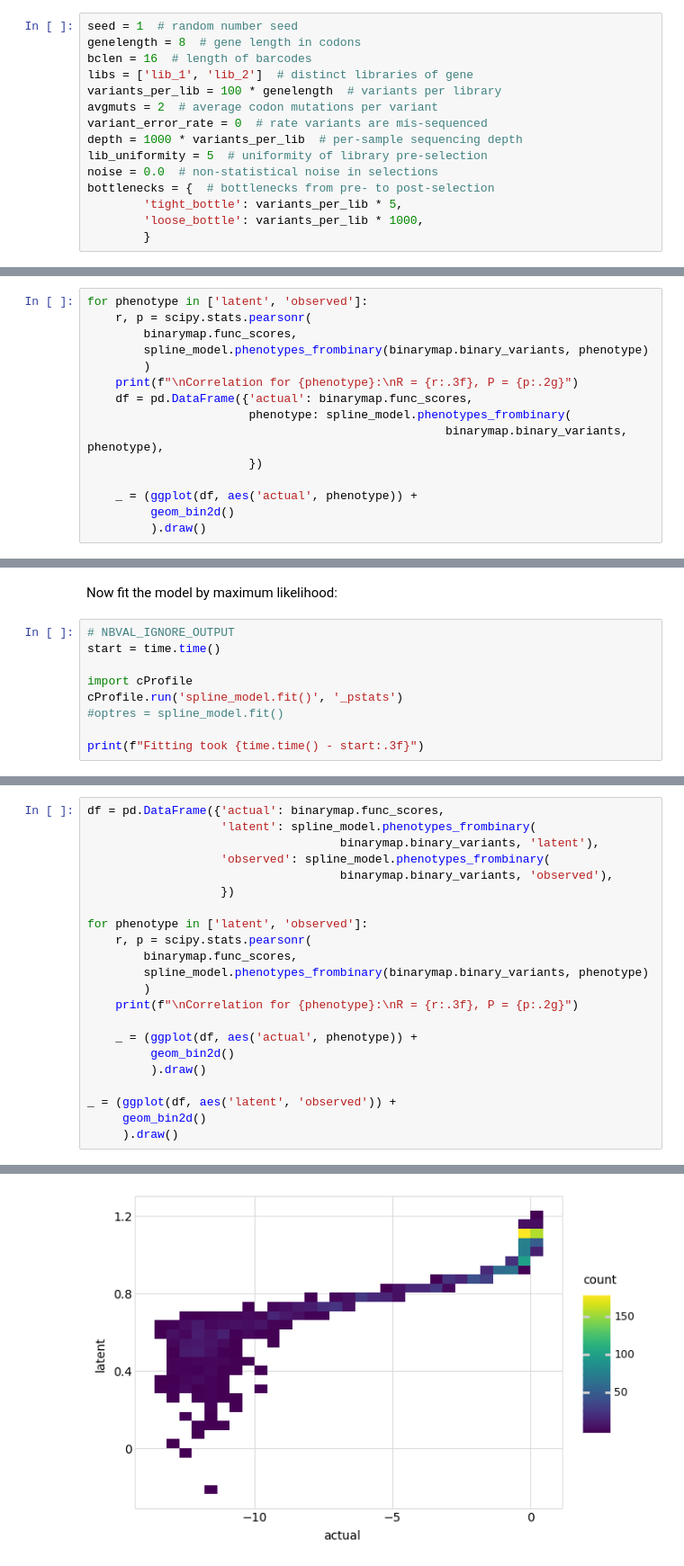
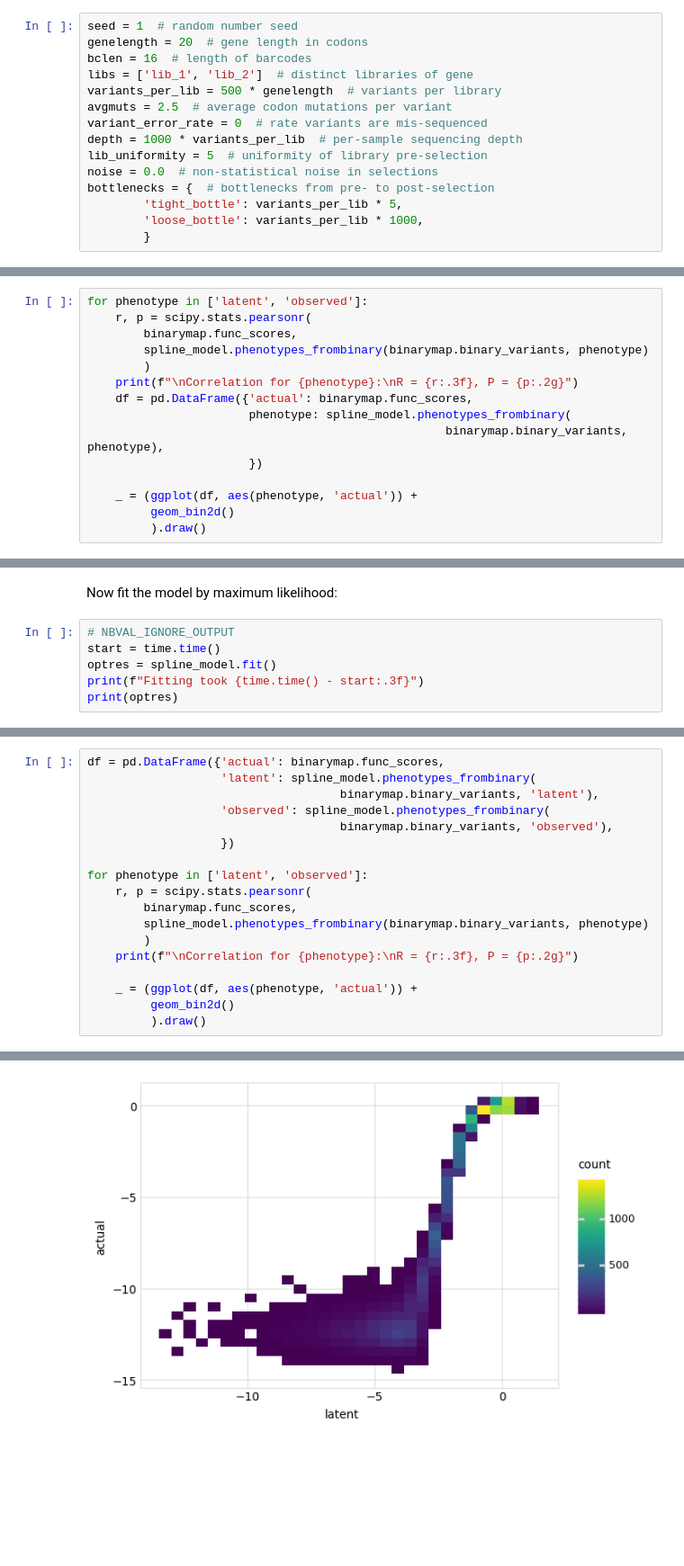
Before and after one commit to jbloomlab/dms_variants, a Jupyter notebook: notebooks/monotonicsplineepistasis_model.ipynb, the cells around one changed output, grey strips where cells are left out. Shown at 90% size. Drawn from its saved outputs; the diff is of its cells as text; blank space fills up the shorter version.

Commit message:
in-progress MonotonicSplineEpistasis notebook test

```diff
--- a/notebooks/monotonicsplineepistasis_model.ipynb
+++ b/notebooks/monotonicsplineepistasis_model.ipynb
@@ -28,11 +28,11 @@ from dms_variants.constants import CBPALETTE, CODONS_NOSTOP
 Parameters for simulations:
 # %%
 seed = 1  # random number seed
-genelength = 8  # gene length in codons
+genelength = 20  # gene length in codons
 bclen = 16  # length of barcodes
 libs = ['lib_1', 'lib_2']  # distinct libraries of gene
-variants_per_lib = 100 * genelength  # variants per library
-avgmuts = 2  # average codon mutations per variant
+variants_per_lib = 500 * genelength  # variants per library
+avgmuts = 2.5  # average codon mutations per variant
 variant_error_rate = 0  # rate variants are mis-sequenced
 depth = 1000 * variants_per_lib  # per-sample sequencing depth
 lib_uniformity = 5  # uniformity of library pre-selection
@@ -275,7 +275,7 @@ for phenotype in ['latent', 'observed']:
                                                    binarymap.binary_variants, phenotype),
                        })
 
-    _ = (ggplot(df, aes('actual', phenotype)) +
+    _ = (ggplot(df, aes(phenotype, 'actual')) +
          geom_bin2d()
          ).draw()
 # %% [output]
@@ -299,10 +299,7 @@ Now fit the model by maximum likelihood:
 # %%
 # NBVAL_IGNORE_OUTPUT
 start = time.time()
-
-import cProfile
-cProfile.run('spline_model.fit()', '_pstats')
-#optres = spline_model.fit()
-
+optres = spline_model.fit()
 print(f"Fitting took {time.time() - start:.3f}")
+print(optres)
 # %% [output]
@@ -334,12 +351,8 @@ for phenotype in ['latent', 'observed']:
         )
     print(f"\nCorrelation for {phenotype}:\nR = {r:.3f}, P = {p:.2g}")
 
-    _ = (ggplot(df, aes('actual', phenotype)) +
+    _ = (ggplot(df, aes(phenotype, 'actual')) +
          geom_bin2d()
          ).draw()
-
-_ = (ggplot(df, aes('latent', 'observed')) +
-     geom_bin2d()
-     ).draw()
 # %% [output]
 Correlation for latent:
@@ -350 +363 @@ R = 0.993, P = 0
-[figure, old version]
+[figure, new version]
```
Also changed, not shown: parts of 30 cells of this notebook.
